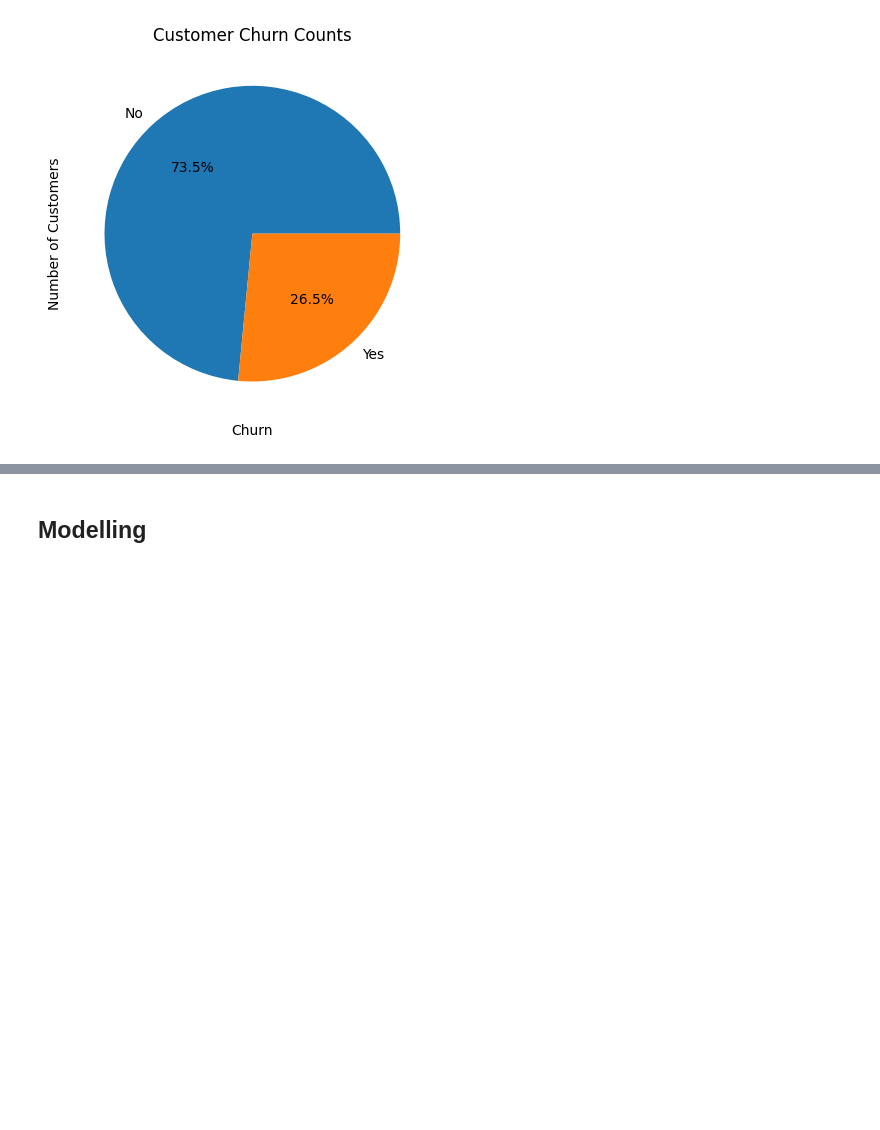
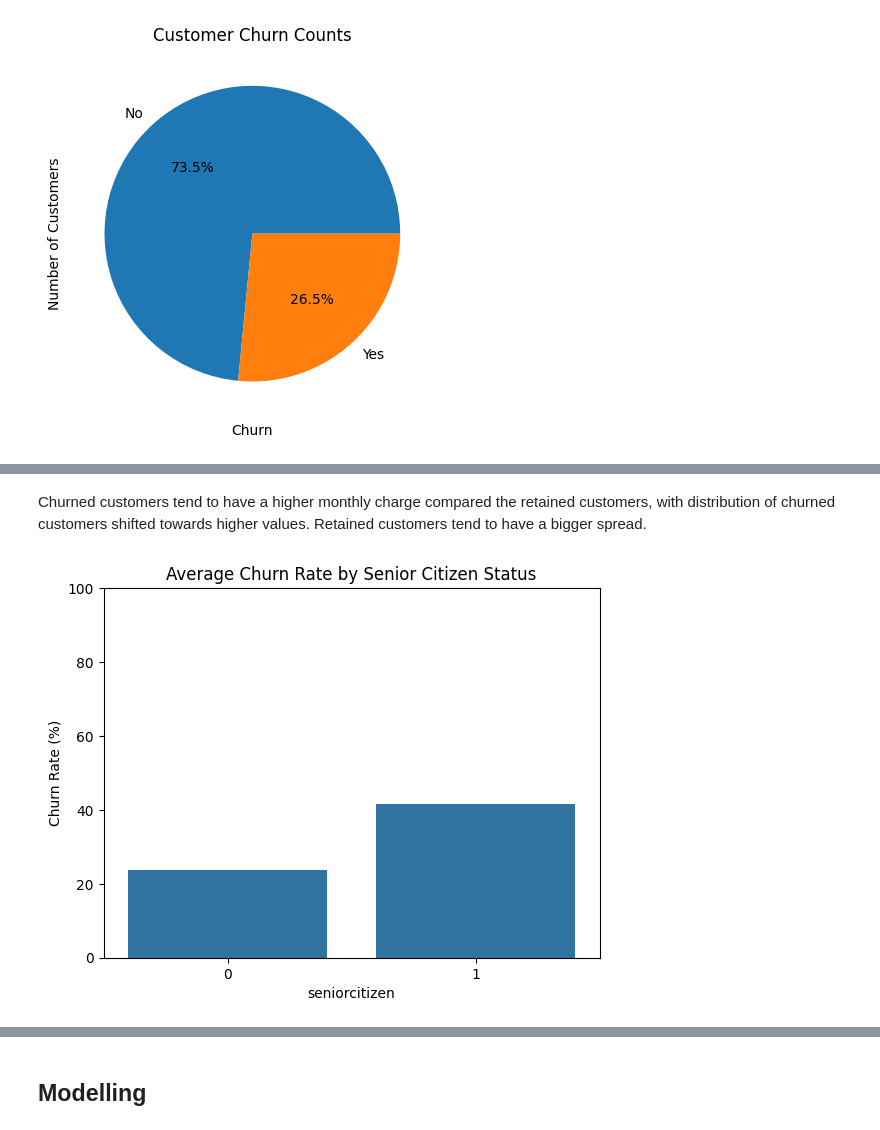
Before and after one commit to LukeYang8/churn-data, a Jupyter notebook: notebooks/telco_analysis.ipynb, the cells around one changed output, grey strips where cells are left out. Drawn from its saved outputs; the diff is of its cells as text; code cells hidden in the pictures; blank space fills up the shorter version.

```diff
--- a/notebooks/telco_analysis.ipynb
+++ b/notebooks/telco_analysis.ipynb
@@ -317,0 +377,16 @@ plt.show()
+# %% [markdown]
+Churned customers tend to have a higher monthly charge compared the retained customers, with distribution of churned customers shifted towards higher values. Retained customers tend to have a bigger spread.
+# %%
+query = """
+SELECT seniorcitizen, AVG(CASE WHEN churn = 'Yes' THEN 100 ELSE 0 END) as avg_churn
+FROM telco_customer
+GROUP BY seniorcitizen
+"""
+senior_citizen_churn = pd.read_sql(query, con=engine)
+sns.barplot(x='seniorcitizen', y='avg_churn', data=senior_citizen_churn)
+plt.ylabel('Churn Rate (%)')
+plt.ylim(0, 100)
+plt.title('Average Churn Rate by Senior Citizen Status')
+plt.show()
+# %% [output]
+[figure, added]
```
Also changed, not shown: parts of 15 cells of this notebook.
